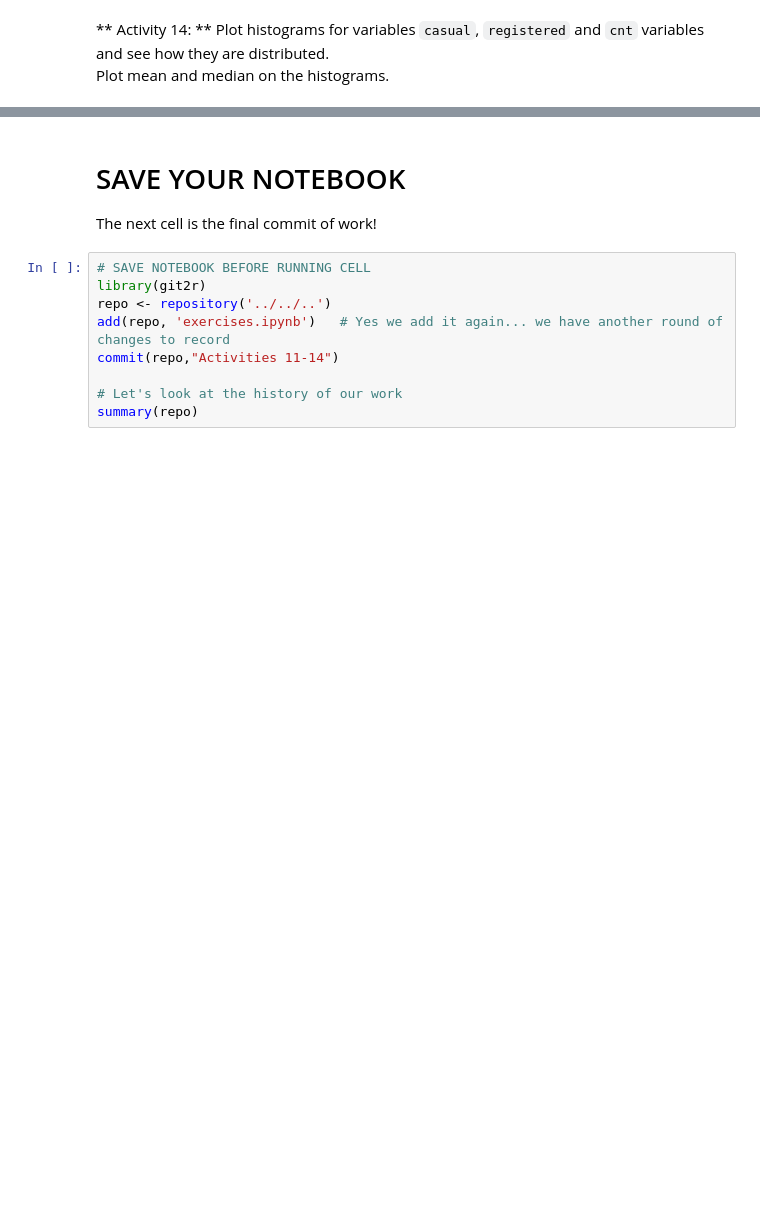
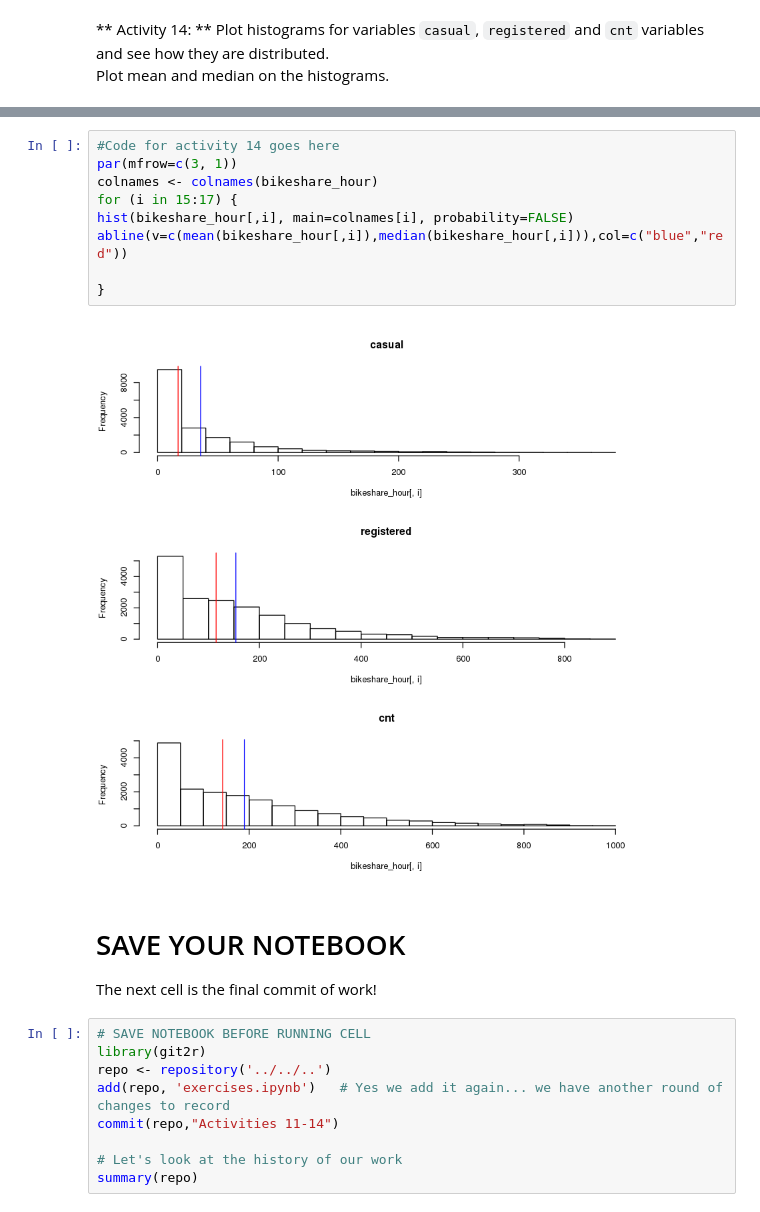
Before and after one commit to asouleymane/Mat-Stat-foundations, a Jupyter notebook: modules/module1/exercises/exercises.ipynb, the cells around one changed output, grey strips where cells are left out. Cells and saved outputs as stored; diff of their text form; blank space fills up the shorter version.

```diff
--- a/modules/module1/exercises/exercises.ipynb
+++ b/modules/module1/exercises/exercises.ipynb
@@ -349,3 +394,14 @@ Plot mean and median on the histograms.
+# %%
+#Code for activity 14 goes here
+par(mfrow=c(3, 1))
+colnames <- colnames(bikeshare_hour)
+for (i in 15:17) {
+hist(bikeshare_hour[,i], main=colnames[i], probability=FALSE)
+abline(v=c(mean(bikeshare_hour[,i]),median(bikeshare_hour[,i])),col=c("blue","red"))
+
+}
+# %% [output]
+[figure, added]
 # %% [markdown]
 # SAVE YOUR NOTEBOOK
 
```
Also changed, not shown: parts of 11 cells of this notebook.
